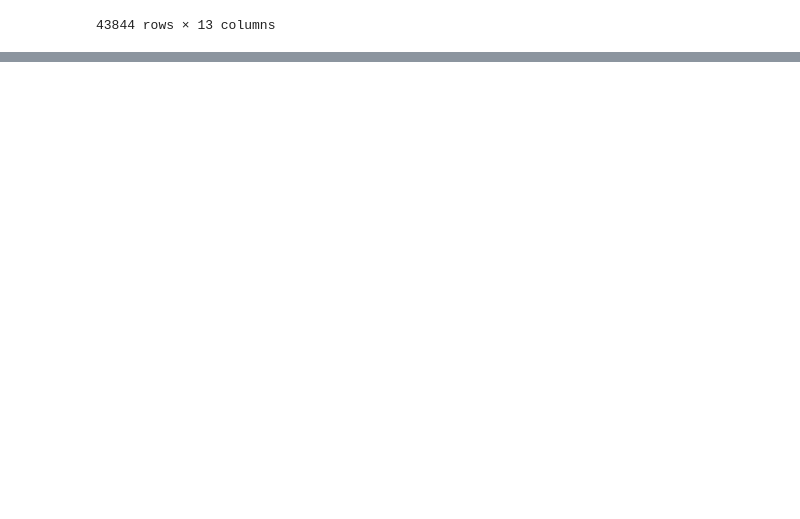
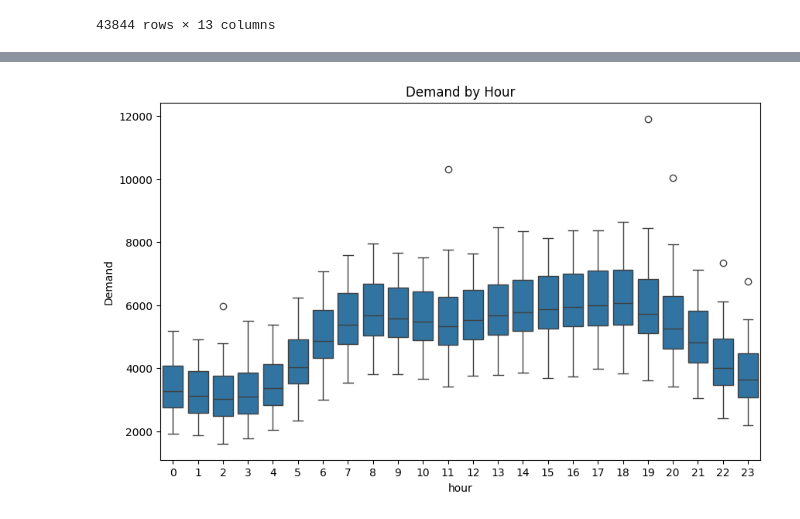
Before and after one commit to abdurrahman16/Electricity-Demand-Forecasting_Model-XGboost-, a Jupyter notebook: Electricity_Demand_Forecasting_Model(XGboost).ipynb, the cells around one changed output, grey strips where cells are left out. Cells and saved outputs as stored; diff of their text form; code cells hidden in the pictures; blank space fills up the shorter version.

```diff
--- a/Electricity_Demand_Forecasting_Model(XGboost).ipynb
+++ b/Electricity_Demand_Forecasting_Model(XGboost).ipynb
@@ -224,0 +247,6 @@ data['demand_rolling_std_24hr']= data['Demand'].rolling(window=24).std()
+# %%
+plt.figure(figsize=(10,6))
+sns.boxplot(data= data, x='hour', y='Demand')
+plt.title('Demand by Hour');
+# %% [output]
+[figure, added]
```
Also changed, not shown: parts of 16 cells of this notebook.
